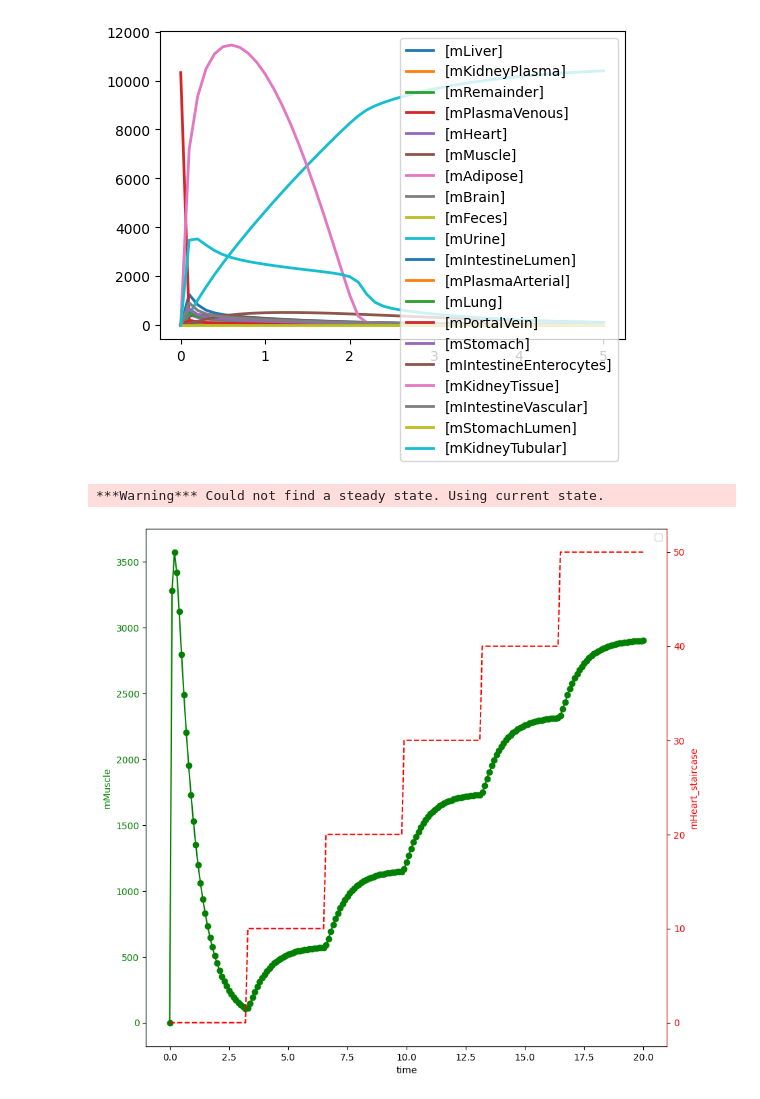
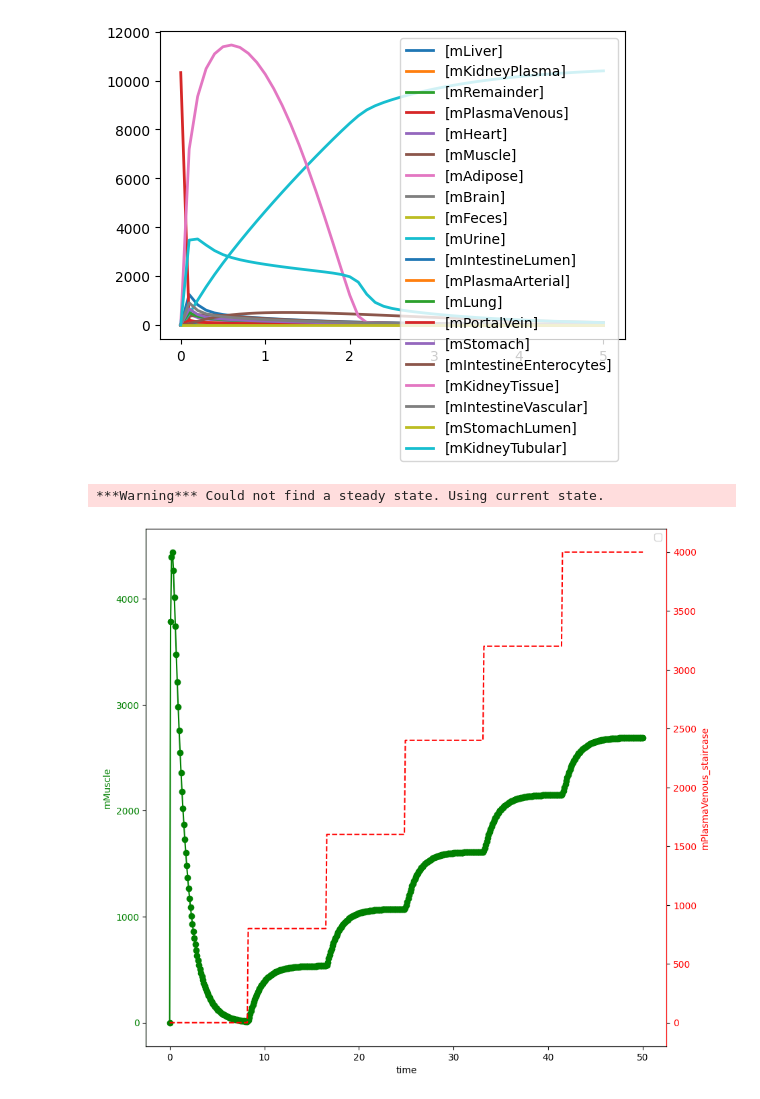
Before and after one commit to joseph-hellerstein/advanced-controls-lectures, a Jupyter notebook: classes/winter_2023/lectures/lecture_11_12-system-identification/system_identification.ipynb, the cells around one changed output. Cells and saved outputs as stored; diff of their text form; code cells hidden in the pictures.

```diff
--- a/classes/winter_2023/lectures/lecture_11_12-system-identification/system_identification.ipynb
+++ b/classes/winter_2023/lectures/lecture_11_12-system-identification/system_identification.ipynb
@@ -288,6 +306,6 @@ There does not seem to be a relationship between the step input and the output.
 This is a whole-body model representing the pharmacokinetics of metformin in the mouse body. The model is in the form of ordinary differential equations and describes metformin concentration in 20 compartments. The model consists of 20 compartments (“Compartments” in COPASI model) describing various tissues or tissue sub-compartments and body fluids of metformin action (venous and arterial plasma, intestine, kidney, heart, fat, muscle, brain, lungs, stomach, liver, portal vein, remainder urine and feces).
 # %%
 url = "https://www.ebi.ac.uk/biomodels/model/download/BIOMD0000001039.5?filename=Zake2021_Metformin%2BMice%2BIV.xml"
-ctlsb = ctl.ControlSBML(url, input_names=["mHeart"], output_names=["mMuscle"])
-print(ctlsb.antimony)
-METFORMIN_BUILDER = ctlsb.makeSISOTransferFunctionBuilder(is_fixed_input_species=True)
+ctlsb = ctl.ControlSBML(url, input_names=["mPlasmaVenous"], output_names=["mMuscle"])
+#print(ctlsb.antimony)
+METFORMIN_BUILDER = ctlsb.makeSISOTransferFunctionBuilder(is_fixed_input_species=False)
@@ -315,11 +315,11 @@ ctlsb.roadrunner.plot()
 # %% [output]
 [figure]
 # %%
-METFORMIN_STAIRCASE = ctl.Staircase(initial_value=0, final_value=50, num_step=5)
-response_ts = METFORMIN_BUILDER.makeStaircaseResponse(staircase=METFORMIN_STAIRCASE, end_time=20)
+METFORMIN_STAIRCASE = ctl.Staircase(initial_value=0, final_value=4000, num_step=5)
+response_ts = METFORMIN_BUILDER.makeStaircaseResponse(staircase=METFORMIN_STAIRCASE, end_time=50)
 METFORMIN_BUILDER.plotStaircaseResponse(response_ts)
 # %% [output]
 ***Warning*** Could not find a steady state. Using current state.
-[figure, old version]
+[figure, new version]
 # %%
 fitter_result = METFORMIN_BUILDER.fitTransferFunction(num_numerator=2, num_denominator=3,
```
Also changed, not shown: parts of 14 cells of this notebook, 1 other file.
